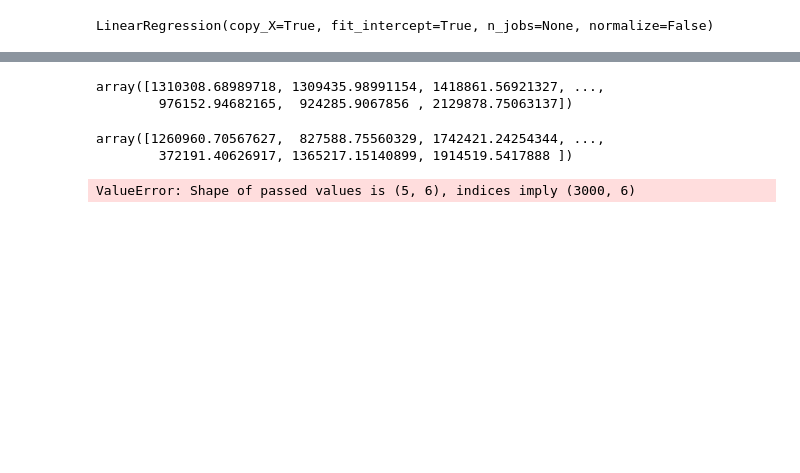
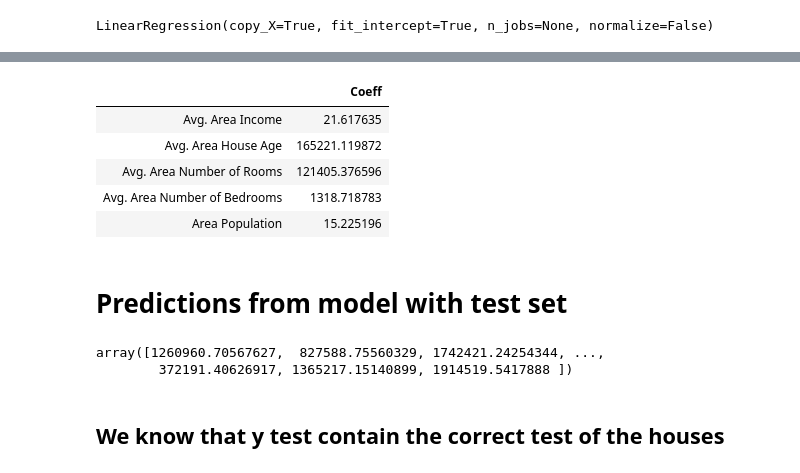
Before and after one commit to Berkat0789/Data_Analysis, a Jupyter notebook: review/Python for Data science and ML Bootcamp/Review/Machine Learning/SciKit Learn -> Linear regression .ipynb, the cells around one changed output, grey strips where cells are left out. Saved outputs shown, nothing was run; the diff lists cells and outputs as text; code cells hidden in the pictures; blank space fills up the shorter version.

```diff
--- a/review/Python for Data science and ML Bootcamp/Review/Machine Learning/SciKit Learn -> Linear regression .ipynb
+++ b/review/Python for Data science and ML Bootcamp/Review/Machine Learning/SciKit Learn -> Linear regression .ipynb
@@ -137,2 +108,2 @@ array([2.15282755e+01, 1.64883282e+05, 1.22368678e+05, 2.23380186e+03,
 # %%
-cdf = pd.DataFrame(lm.coef_, index= X_test.columns, columns=["Coeff"] )
+coeff = pd.DataFrame(lm.coef_, index=X_train.columns, columns=["Coeff"])
@@ -178,8 +110,14 @@ pree = model.predict()
-# %%
-pree
-# %% [output]
-array([1310308.68989718, 1309435.98991154, 1418861.56921327, ...,
-        976152.94682165,  924285.9067856 , 2129878.75063137])
+# %%
+coeff
+# %% [output]
+|  | Coeff |
+| Avg. Area Income | 21.617635 |
+| Avg. Area House Age | 165221.119872 |
+| Avg. Area Number of Rooms | 121405.376596 |
+| Avg. Area Number of Bedrooms | 1318.718783 |
+| Area Population | 15.225196 |
+# %% [markdown]
+# Predictions from model with test set
 # %%
 predictions = lm.predict(X_test)
 # %%
@@ -187,7 +125,5 @@ predictions
 # %% [output]
 array([1260960.70567627,  827588.75560329, 1742421.24254344, ...,
         372191.40626917, 1365217.15140899, 1914519.5417888 ])
-# %%
-sns.scatterplot(x=X_test, y = pree)
-# %% [output]
-ValueError: Shape of passed values is (5, 6), indices imply (3000, 6)
+# %% [markdown]
+## We know that y test contain the correct test of the houses
```
Also changed, not shown: parts of 59 cells of this notebook, 4 other files.
